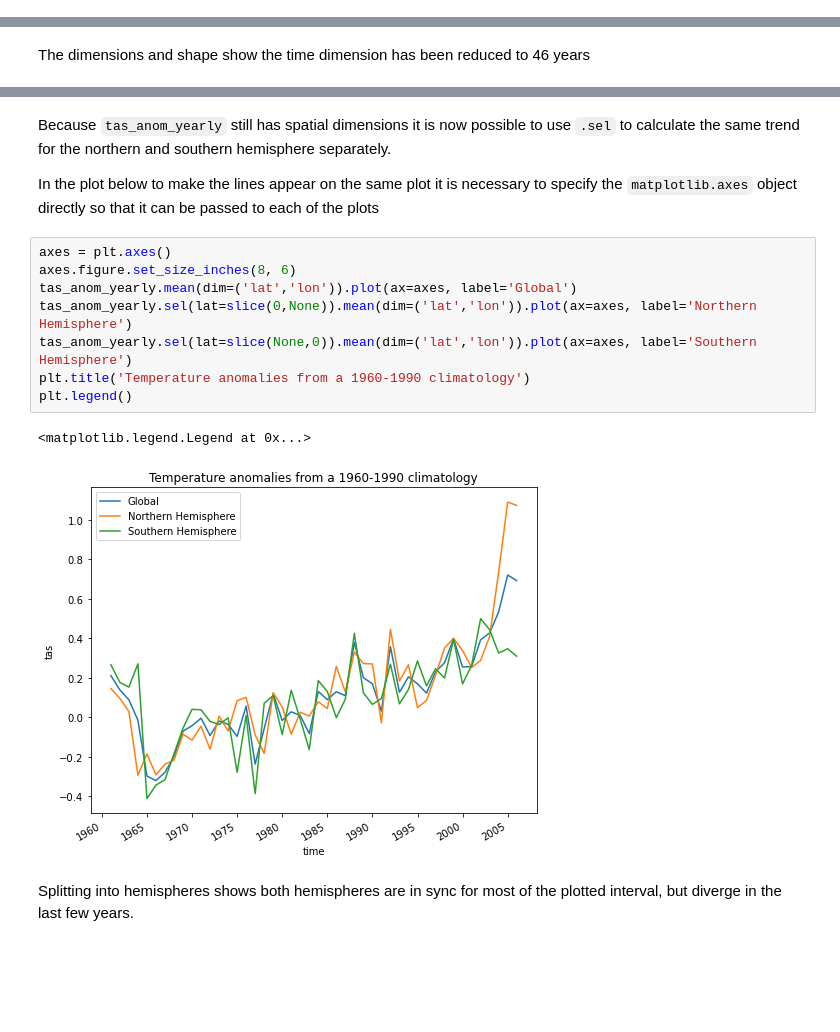
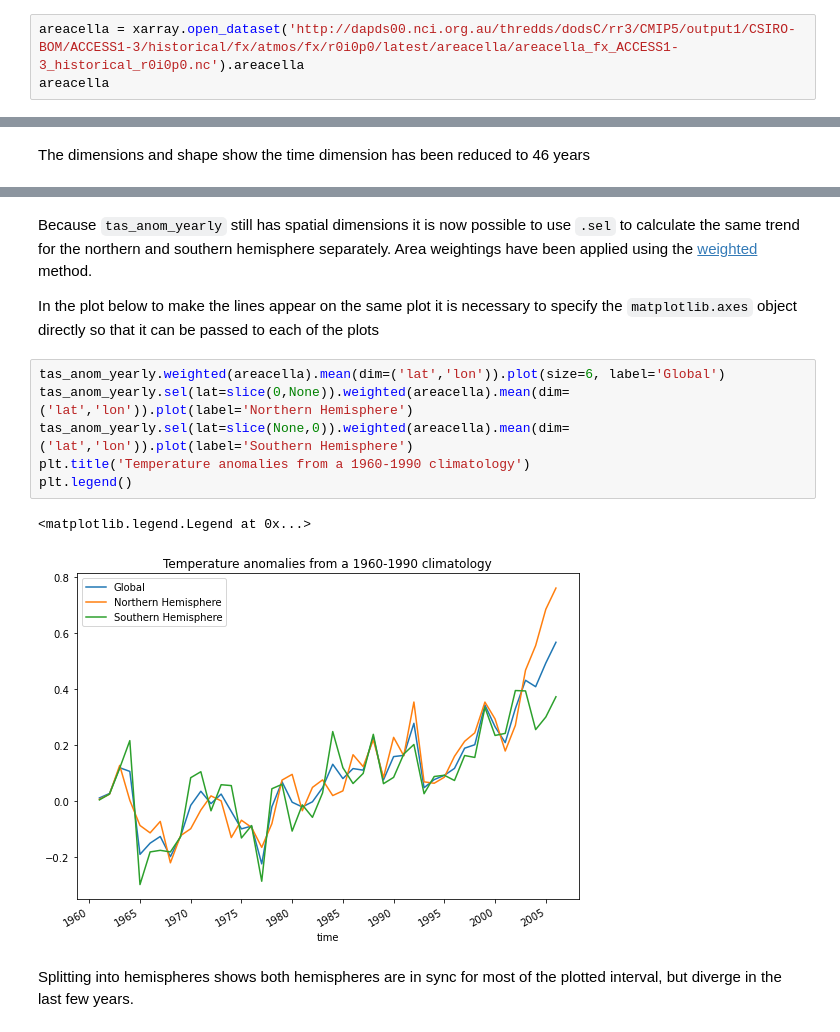
Before and after one commit to coecms-training/introduction_to_xarray, a Jupyter notebook: 5 Basic xarray - grouping and resampling in time.ipynb, the cells around one changed output, grey strips where cells are left out. Cells and saved outputs as stored; diff of their text form; blank space fills up the shorter version.

Commit message:
Updated Notebooks 4, 5 and 6 to include proper area weighted averaging

```diff
--- a/5 Basic xarray - grouping and resampling in time.ipynb
+++ b/5 Basic xarray - grouping and resampling in time.ipynb
@@ -24,0 +31,3 @@ tas_anom = (tas - tas_clim)
+# %%
+areacella = xarray.open_dataset('http://dapds00.nci.org.au/thredds/dodsC/rr3/CMIP5/output1/CSIRO-BOM/ACCESS1-3/historical/fx/atmos/fx/r0i0p0/latest/areacella/areacella_fx_ACCESS1-3_historical_r0i0p0.nc').areacella
+areacella
@@ -50,18 +77,16 @@ tas_anom_yearly.mean(dim=('lat','lon')).plot(size=6)
 # %% [markdown]
-Because `tas_anom_yearly` still has spatial dimensions it is now possible to use `.sel` to calculate the same trend for the northern and southern hemisphere separately.
+Because `tas_anom_yearly` still has spatial dimensions it is now possible to use `.sel` to calculate the same trend for the northern and southern hemisphere separately. Area weightings have been applied using the [weighted](https://xarray.pydata.org/en/stable/generated/xarray.DataArray.weighted.html) method.
 
 In the plot below to make the lines appear on the same plot it is necessary to specify the `matplotlib.axes` object directly so that it can be passed to each of the plots
 # %%
-axes = plt.axes()
-axes.figure.set_size_inches(8, 6)
-tas_anom_yearly.mean(dim=('lat','lon')).plot(ax=axes, label='Global')
-tas_anom_yearly.sel(lat=slice(0,None)).mean(dim=('lat','lon')).plot(ax=axes, label='Northern Hemisphere')
-tas_anom_yearly.sel(lat=slice(None,0)).mean(dim=('lat','lon')).plot(ax=axes, label='Southern Hemisphere')
+tas_anom_yearly.weighted(areacella).mean(dim=('lat','lon')).plot(size=6, label='Global')
+tas_anom_yearly.sel(lat=slice(0,None)).weighted(areacella).mean(dim=('lat','lon')).plot(label='Northern Hemisphere')
+tas_anom_yearly.sel(lat=slice(None,0)).weighted(areacella).mean(dim=('lat','lon')).plot(label='Southern Hemisphere')
 plt.title('Temperature anomalies from a 1960-1990 climatology')
 plt.legend()
 # %% [output]
 <matplotlib.legend.Legend at 0x...>
-[figure, old version]
+[figure, new version]
 # %% [markdown]
 Splitting into hemispheres shows both hemispheres are in sync for most of the plotted interval, but diverge in the last few years.
 # %% [markdown]
```
Also changed, not shown: parts of 14 cells of this notebook, 2 other files.
